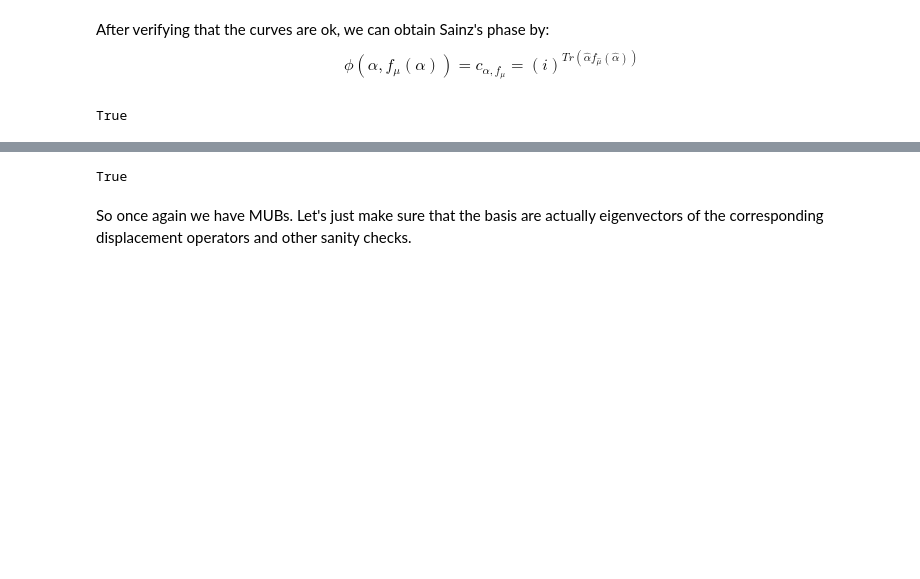
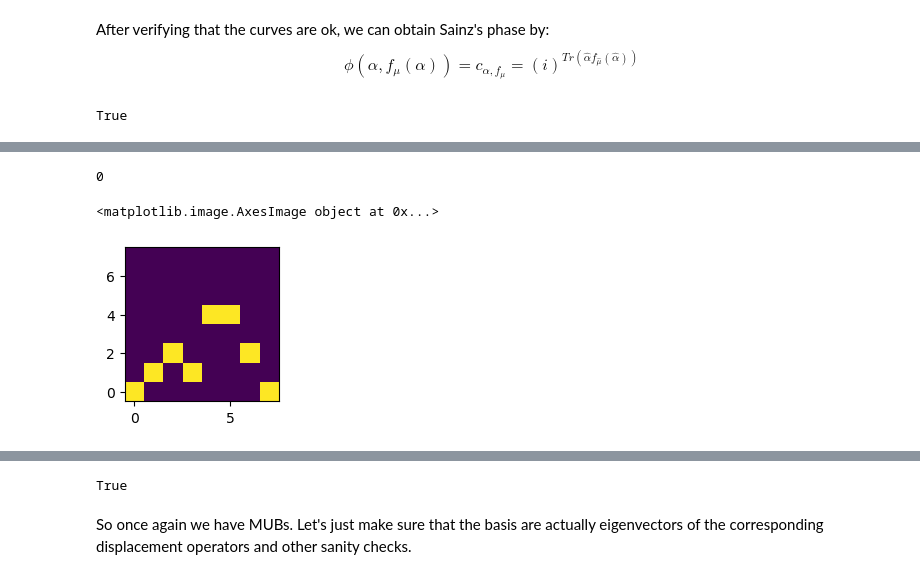
Before and after one commit to ernestocr/wigner, a Jupyter notebook: prog/paper/Sainz.ipynb, the cells around one changed output, grey strips where cells are left out. Drawn from its saved outputs; the diff is of its cells as text; code cells hidden in the pictures; blank space fills up the shorter version.

```diff
--- a/prog/paper/Sainz.ipynb
+++ b/prog/paper/Sainz.ipynb
@@ -354,7 +322,7 @@ def V2(mu):
     return s
 # %%
-mubs = [FF] + [V2(k) for k in F]
-checkMUBs(mubs)
+mubs162 = [FF] + [V2(k) for k in F]
+checkMUBs(mubs162)
 # %% [output]
 True
 # %% [markdown]
@@ -364,14 +330,13 @@ For starters we see that these curves don't even generate totally isotropic subs
 # %%
 # (1,6,2)
 curves = [
-    lambda a: x * a^2 + x * a^4,
-    lambda a: x * a + x * a^2 + x * a^4,
-    lambda a: x^2 * a + x * a^2 + x * a^4,
-    lambda a: x^3 * a + x * a^2 + x * a^4,
-    lambda a: x^4 * a + x * a^2 + x * a^4,
-    lambda a: x^5 * a + x * a^2 + x * a^4,
-    lambda a: x^6 * a + x * a^2 + x * a^4,
-    lambda a: a + x * a^2 + x * a^4,
+    lambda a: a^2 + a^4,
+    lambda a: x * a + a^2 + a^4,
+    lambda a: x^2 * a + a^2 + a^4,
+    lambda a: x^3 * a + a^2 + a^4,
+    lambda a: x^4 * a + a^2 + a^4,
+    lambda a: x^5 * a + a^2 + a^4,
+    lambda a: x^6 * a + a^2 + a^4,
     lambda a: a + a^2 + a^4
 ]
 
@@ -397,9 +360,9 @@ $V_\mu$ corresponds to the curve $\beta = f(\alpha) = \mu \alpha + x \alpha^2 +
 def D2(a, b):
     return phi2(TeichLift(a), TeichLift(b)) * Z(a) * X(b)
 # %%
-mu = 0
-c = lambda a: mu * a + x * a^2 + x * a^4
-for a in F:
-    for l in F:
-        if D2(a, c(a)) * D2(l, c(l)) != D2(l, c(l)) * D2(a, c(a)):
-            raise Exception('Non-commuting operators in same curve!', a, l)
+for mu in F:
+    c = lambda a: mu * a + a^2 + a^4
+    for a in F:
+        for l in F:
+            if D2(a, c(a)) * D2(l, c(l)) != D2(l, c(l)) * D2(a, c(a)):
+                raise Exception('Non-commuting operators in same curve!', a, l)
@@ -425,0 +397,7 @@ mubs[1][:,0].transpose()
+# %%
+def Wootters2(a, b):
+    op = Proj(mubs162[0][:, toInt(a)]) # Fourier
+    for xi in F:
+        nu = b - (xi * a + a^2 + a^4)
+        op += Proj(mubs162[toInt(xi) + 1][:, toInt(nu)])
+    return op - Id
@@ -425,0 +426,5 @@ mubs[1][:,0].transpose()
+# %%
+# Hilbert-Schmidt orthogonality
+(Wootters2(x^5 + 1, x + 1) * Wootters2(x, x + 1).conjugate_transpose()).trace() / 2^N
+# %% [output]
+0
@@ -425,0 +439,6 @@ mubs[1][:,0].transpose()
+# %%
+W = WignerMatrix(Proj(mubs162[1][:,0]), kernel=Wootters2)
+plt.imshow(W.transpose().apply_map(lambda t: float(t)), origin='lower')
+# %% [output]
+<matplotlib.image.AxesImage object at 0x...>
+[figure, added]
```
Also changed, not shown: parts of 61 cells of this notebook, 24 other files.
